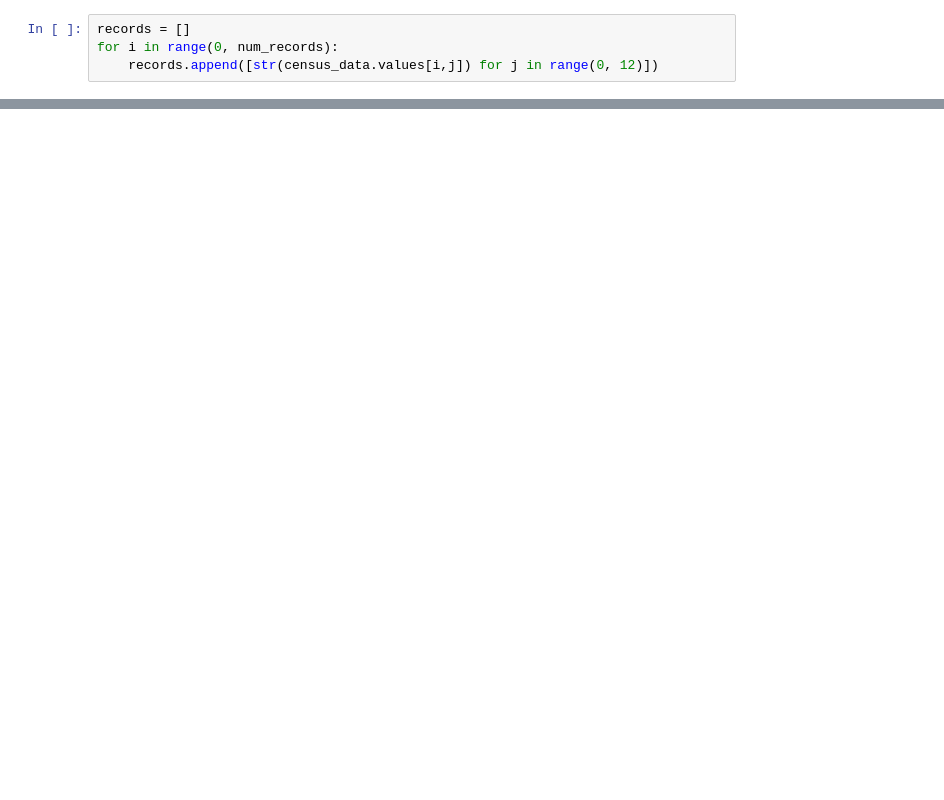
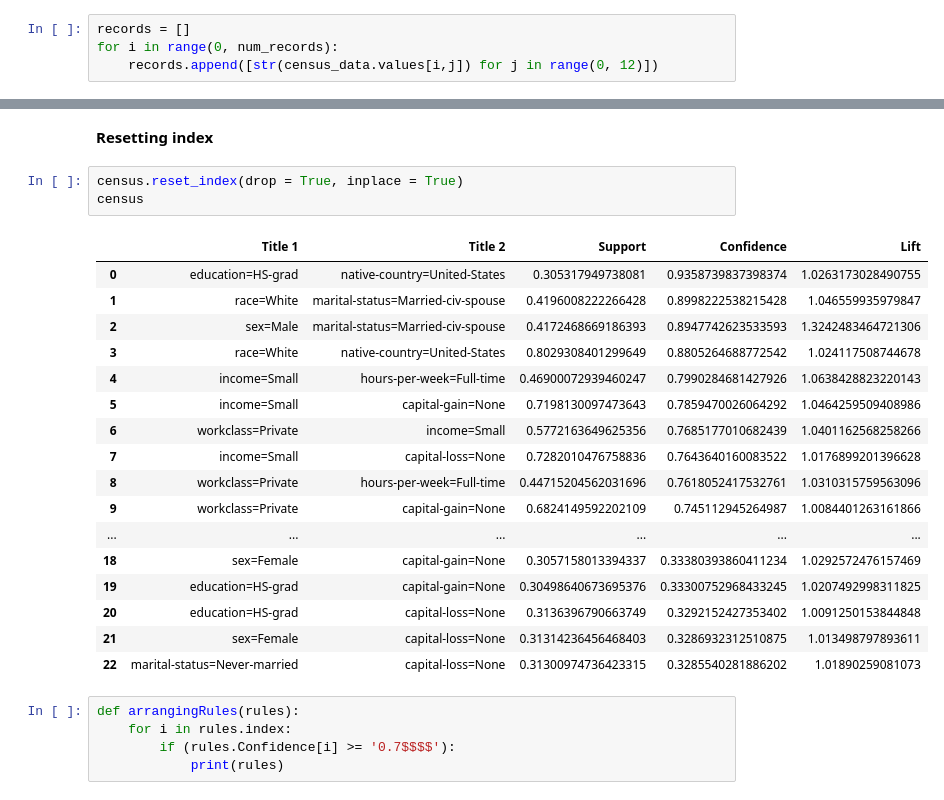
Before and after one commit to shremuk/My-Work, a Jupyter notebook: Creating rules for Census Data.ipynb, the cells around one changed output, grey strips where cells are left out. Saved outputs shown, nothing was run; the diff lists cells and outputs as text; blank space fills up the shorter version.

```diff
--- a/Creating rules for Census Data.ipynb
+++ b/Creating rules for Census Data.ipynb
@@ -72,0 +120,28 @@ IndexError: string index out of range
+# %% [markdown]
+<b>Resetting index
+# %%
+census.reset_index(drop = True, inplace = True)
+census
+# %% [output]
+|  | Title 1 | Title 2 | Support | Confidence | Lift |
+| 0 | education=HS-grad | native-country=United-States | 0.305317949738081 | 0.9358739837398374 | 1.0263173028490755 |
+| 1 | race=White | marital-status=Married-civ-spouse | 0.4196008222266428 | 0.8998222538215428 | 1.046559935979847 |
+| 2 | sex=Male | marital-status=Married-civ-spouse | 0.4172468669186393 | 0.8947742623533593 | 1.3242483464721306 |
+| 3 | race=White | native-country=United-States | 0.8029308401299649 | 0.8805264688772542 | 1.024117508744678 |
+| 4 | income=Small | hours-per-week=Full-time | 0.46900072939460247 | 0.7990284681427926 | 1.0638428823220143 |
+| 5 | income=Small | capital-gain=None | 0.7198130097473643 | 0.7859470026064292 | 1.0464259509408986 |
+| 6 | workclass=Private | income=Small | 0.5772163649625356 | 0.7685177010682439 | 1.0401162568258266 |
+| 7 | income=Small | capital-loss=None | 0.7282010476758836 | 0.7643640160083522 | 1.0176899201396628 |
+| 8 | workclass=Private | hours-per-week=Full-time | 0.44715204562031696 | 0.7618052417532761 | 1.0310315759563096 |
+| 9 | workclass=Private | capital-gain=None | 0.6824149592202109 | 0.745112945264987 | 1.0084401263161866 |
+| ... | ... | ... | ... | ... | ... |
+| 18 | sex=Female | capital-gain=None | 0.3057158013394337 | 0.33380393860411234 | 1.0292572476157469 |
+| 19 | education=HS-grad | capital-gain=None | 0.30498640673695376 | 0.33300752968433245 | 1.0207492998311825 |
+| 20 | education=HS-grad | capital-loss=None | 0.3136396790663749 | 0.3292152427353402 | 1.0091250153844848 |
+| 21 | sex=Female | capital-loss=None | 0.31314236456468403 | 0.3286932312510875 | 1.013498797893611 |
+| 22 | marital-status=Never-married | capital-loss=None | 0.31300974736423315 | 0.3285540281886202 | 1.01890259081073 |
+# %%
+def arrangingRules(rules):
+    for i in rules.index:
+        if (rules.Confidence[i] >= '0.7$$$$'):
+            print(rules)
```
Also changed, not shown: parts of 15 cells of this notebook.
